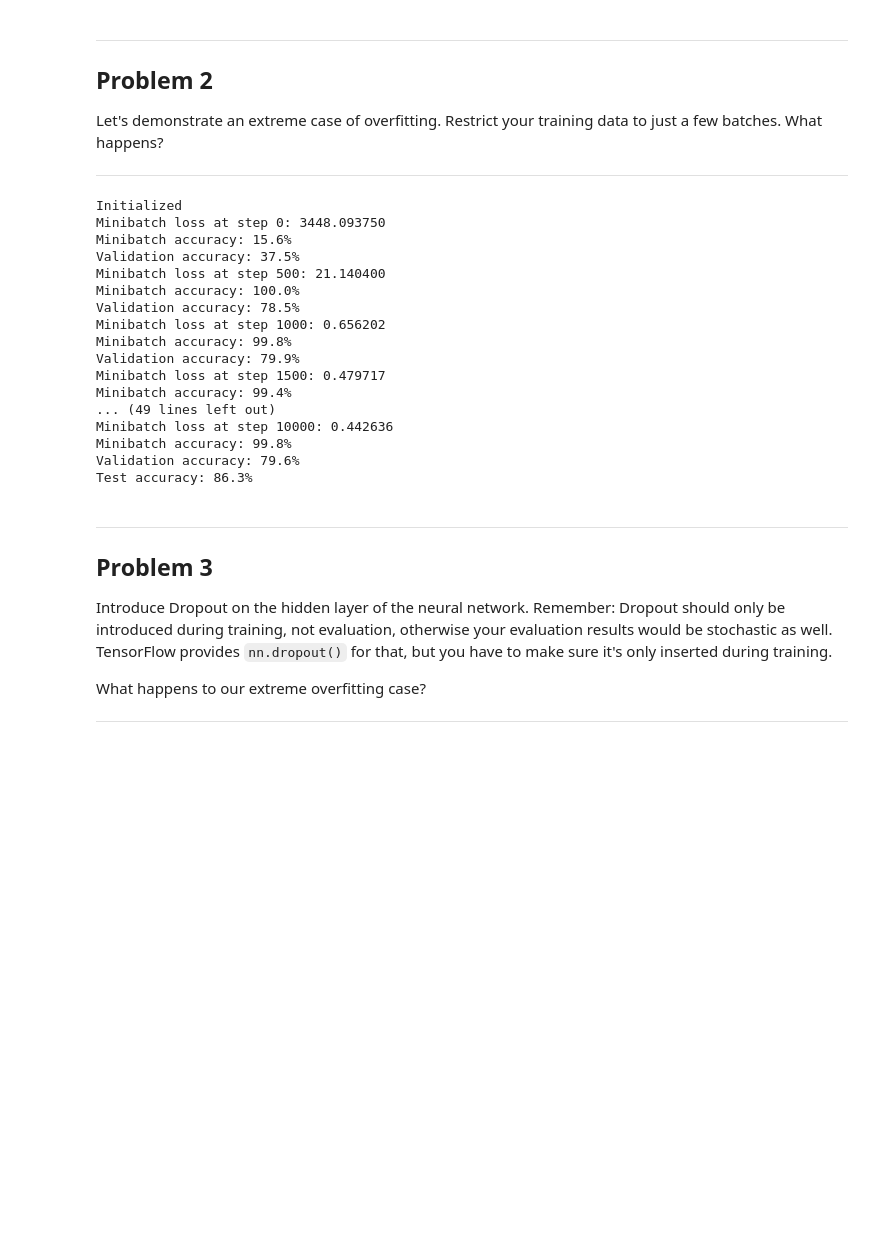
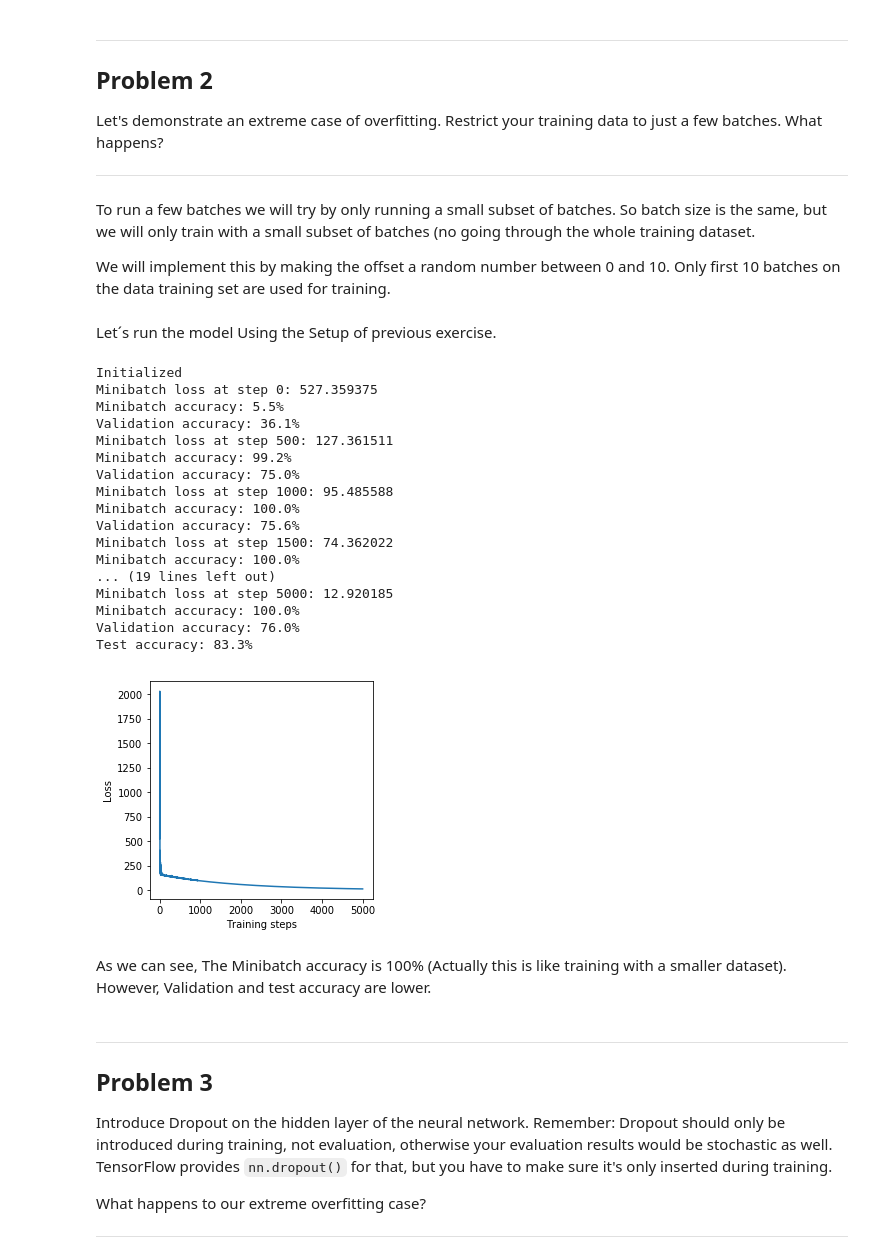
Before and after one commit to XavierBecerra/Deeplearning, a Jupyter notebook: udacity_tensorflow/3_regularization.ipynb, the cells around one changed output. Cells and saved outputs as stored; diff of their text form; code cells hidden in the pictures; blank space fills up the shorter version.

```diff
--- a/udacity_tensorflow/3_regularization.ipynb
+++ b/udacity_tensorflow/3_regularization.ipynb
@@ -178,50 +318,74 @@ Problem 2
 Let's demonstrate an extreme case of overfitting. Restrict your training data to just a few batches. What happens?
 
 ---
+# %% [markdown]
+To run a few batches we will try by only running a small subset of batches. So batch size is the same, but we will only train with a small subset of batches (no going through the whole training dataset.
+
+We will implement this by making the offset a random number between 0 and 10. Only first 10 batches on the data training set are used for training.
+# %% [markdown]
+Let´s run the model Using the Setup of previous exercise.
 # %%
-num_steps = 10001
+
+import matplotlib.pyplot as plt
+
+num_steps = 5001
+
+losses = []
 
 with tf.Session(graph=graph) as session:
   tf.global_variables_initializer().run()
   print("Initialized")
   for step in range(num_steps):
-    # Pick an offset within the training data, which has been randomized.
-    # Note: we could use better randomization across epochs.
-    offset = batch_size * (step % 3)
-    #print('Offset in iteration '+ str(step) + ' is: '+ str(offset))
+    # Pick an offset within the first 10 subsetes of 128 entries in dataset.
+    offset = batch_size * np.random.choice(10)
     # Generate a minibatch.
     batch_data = train_dataset[offset:(offset + batch_size), :]
     batch_labels = train_labels[offset:(offset + batch_size), :]
     # Prepare a dictionary telling the session where to feed the minibatch.
     # The key of the dictionary is the placeholder node of the graph to be fed,
     # and the value is the numpy array to feed to it.
     feed_dict = {tf_train_dataset : batch_data, tf_train_labels : batch_labels}
     _, l, predictions = session.run(
       [optimizer, loss, train_prediction], feed_dict=feed_dict)
+
+    losses.append(l)
+
     if (step % 500 == 0):
       print("Minibatch loss at step %d: %f" % (step, l))
       print("Minibatch accuracy: %.1f%%" % accuracy(predictions, batch_labels))
       print("Validation accuracy: %.1f%%" % accuracy(
         valid_prediction.eval(), valid_labels))
   print("Test accuracy: %.1f%%" % accuracy(test_prediction.eval(), test_labels))
+
+
+# Show the loss over time.
+plt.figure(figsize=(4,4))
+plt.plot(range(0, num_steps), losses)
+plt.ylabel("Loss")
+plt.xlabel("Training steps")
+plt.show()
 # %% [output]
 Initialized
-Minibatch loss at step 0: 3448.093750
-Minibatch accuracy: 15.6%
-Validation accuracy: 37.5%
-Minibatch loss at step 500: 21.140400
+Minibatch loss at step 0: 527.359375
+Minibatch accuracy: 5.5%
+Validation accuracy: 36.1%
+Minibatch loss at step 500: 127.361511
+Minibatch accuracy: 99.2%
+Validation accuracy: 75.0%
+Minibatch loss at step 1000: 95.485588
 Minibatch accuracy: 100.0%
-Validation accuracy: 78.5%
-Minibatch loss at step 1000: 0.656202
-Minibatch accuracy: 99.8%
-Validation accuracy: 79.9%
-Minibatch loss at step 1500: 0.479717
-Minibatch accuracy: 99.4%
-... (49 lines left out)
-Minibatch loss at step 10000: 0.442636
-Minibatch accuracy: 99.8%
-Validation accuracy: 79.6%
-Test accuracy: 86.3%
+Validation accuracy: 75.6%
+Minibatch loss at step 1500: 74.362022
+Minibatch accuracy: 100.0%
+... (19 lines left out)
+Minibatch loss at step 5000: 12.920185
+Minibatch accuracy: 100.0%
+Validation accuracy: 76.0%
+Test accuracy: 83.3%
+[figure, added]
+# %% [markdown]
+As we can see, The Minibatch accuracy is 100% (Actually this is like training with a smaller dataset).
+However, Validation and test accuracy are lower.
 # %% [markdown]
 ---
 Problem 3
```
Also changed, not shown: parts of 19 cells of this notebook.
